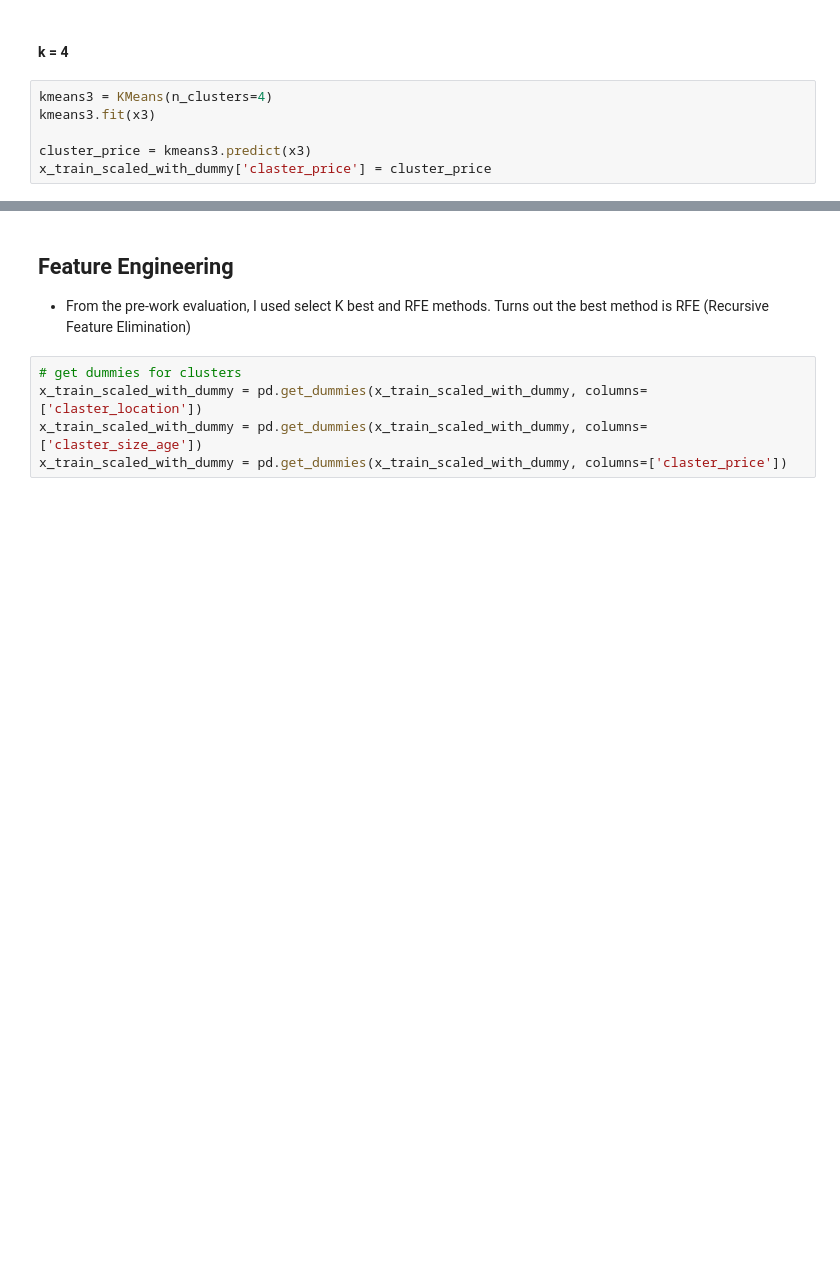
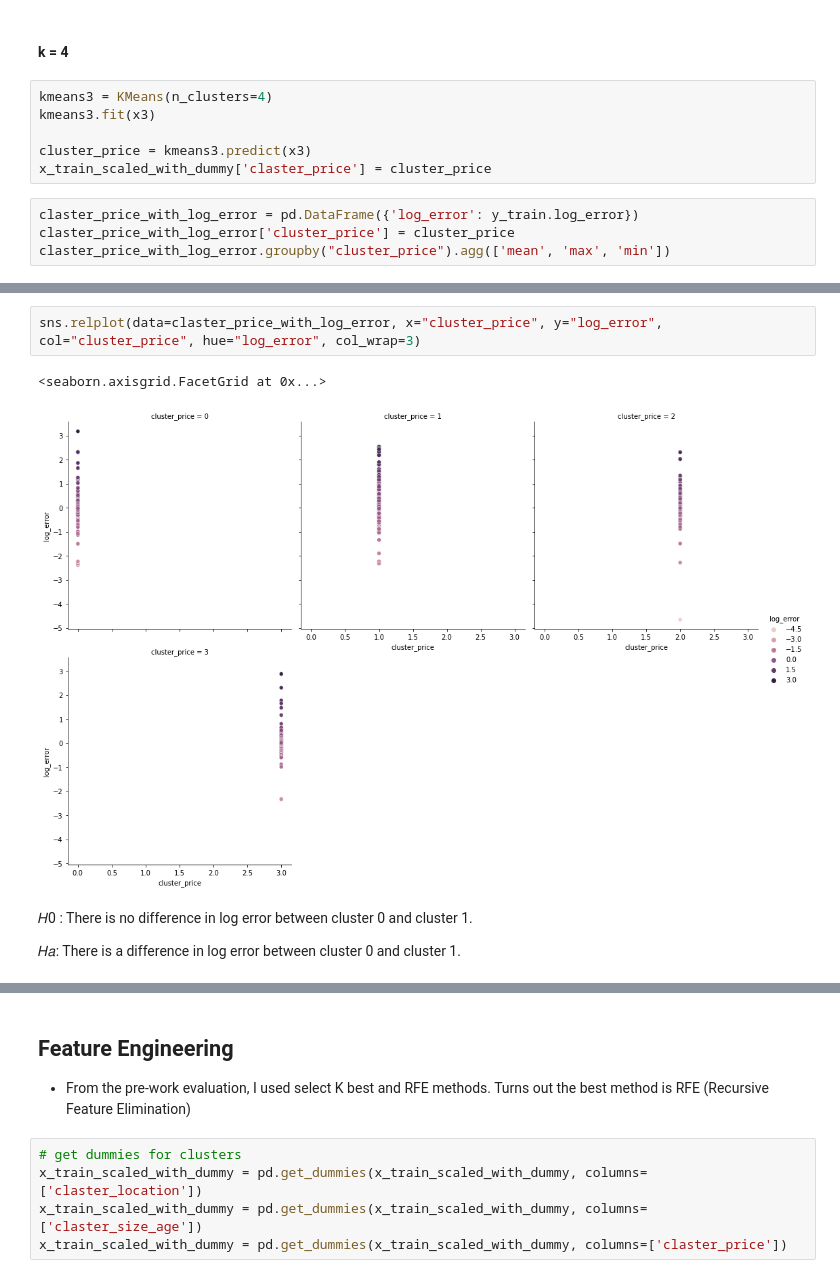
Before and after one commit to Chenchen070/zillow_clustering_project, a Jupyter notebook: zillow_clustering_project_final_notebook.ipynb, the cells around one changed output, grey strips where cells are left out. Cells and saved outputs as stored; diff of their text form; blank space fills up the shorter version.

```diff
--- a/zillow_clustering_project_final_notebook.ipynb
+++ b/zillow_clustering_project_final_notebook.ipynb
@@ -378,3 +444,7 @@ kmeans3.fit(x3)
 
 cluster_price = kmeans3.predict(x3)
 x_train_scaled_with_dummy['claster_price'] = cluster_price
+# %%
+claster_price_with_log_error = pd.DataFrame({'log_error': y_train.log_error})
+claster_price_with_log_error['cluster_price'] = cluster_price
+claster_price_with_log_error.groupby("cluster_price").agg(['mean', 'max', 'min'])
@@ -380,0 +459,9 @@ x_train_scaled_with_dummy['claster_price'] = cluster_price
+# %%
+sns.relplot(data=claster_price_with_log_error, x="cluster_price", y="log_error", col="cluster_price", hue="log_error", col_wrap=3)
+# %% [output]
+<seaborn.axisgrid.FacetGrid at 0x...>
+[figure, added]
+# %% [markdown]
+𝐻0 : There is no difference in log error between cluster 0 and cluster 1.
+
+𝐻𝑎: There is a difference in log error between cluster 0 and cluster 1.
```
Also changed, not shown: parts of 14 cells of this notebook.
